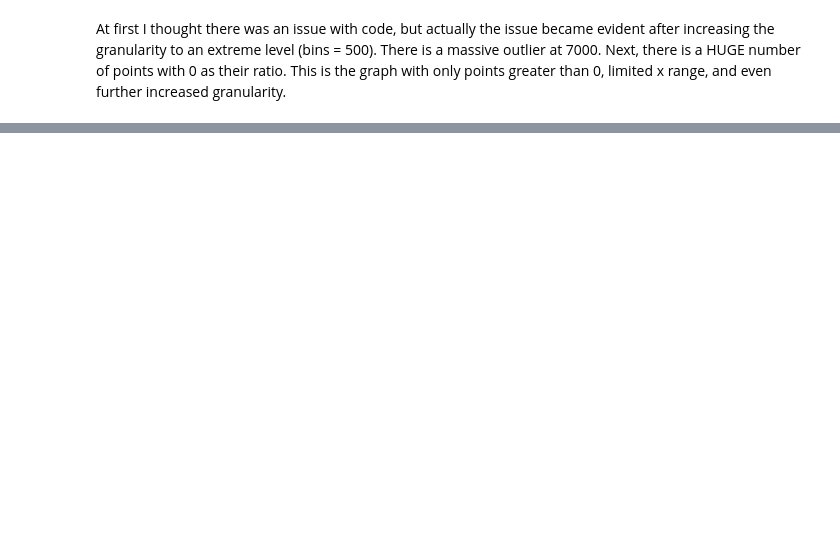
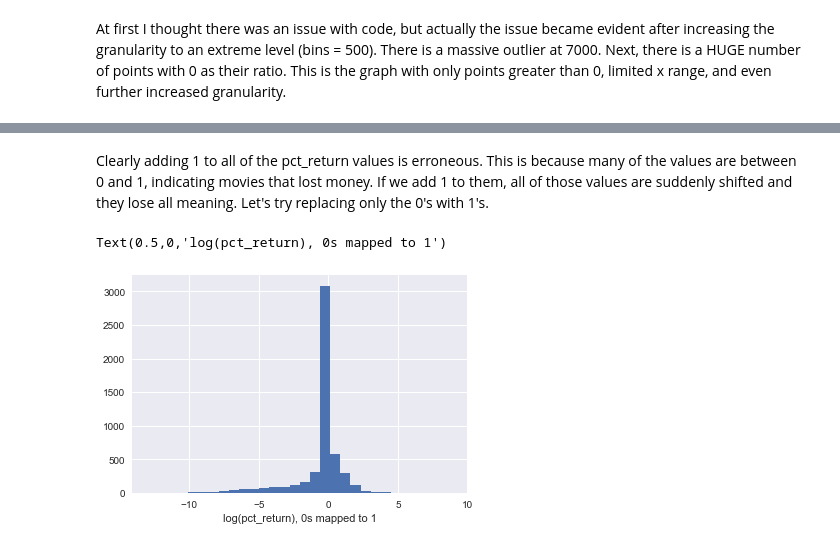
Before and after one commit to devinthai/NBCUniversal, a Jupyter notebook: Analysis/Exploratory Data Analysis.ipynb, the cells around one changed output, grey strips where cells are left out. Drawn from its saved outputs; the diff is of its cells as text; code cells hidden in the pictures; blank space fills up the shorter version.

```diff
--- a/Analysis/Exploratory Data Analysis.ipynb
+++ b/Analysis/Exploratory Data Analysis.ipynb
@@ -66,0 +85,10 @@ This histogram is clearly still in the same shape as the one for just adjusted b
+# %% [markdown]
+Clearly adding 1 to all of the pct_return values is erroneous. This is because many of the values are between 0 and 1, indicating movies that lost money. If we add 1 to them, all of those values are suddenly shifted and they lose all meaning. Let's try replacing only the 0's with 1's.
+# %%
+tmp_return = pct_return
+tmp_return[pct_return==0] = tmp_return[pct_return==0]+1
+plt.hist(tmp_return.apply(lambda x: math.log(x)), bins=30)
+plt.xlabel('log(pct_return), 0s mapped to 1')
+# %% [output]
+Text(0.5,0,'log(pct_return), 0s mapped to 1')
+[figure, added]
```
Also changed, not shown: parts of 17 cells of this notebook.
